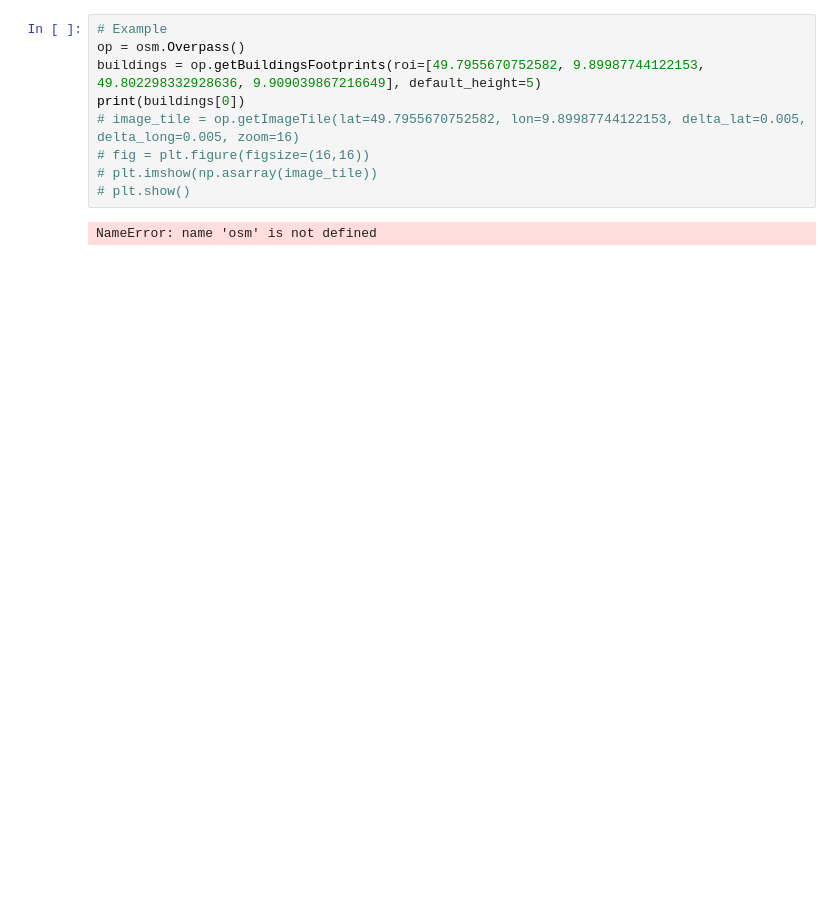
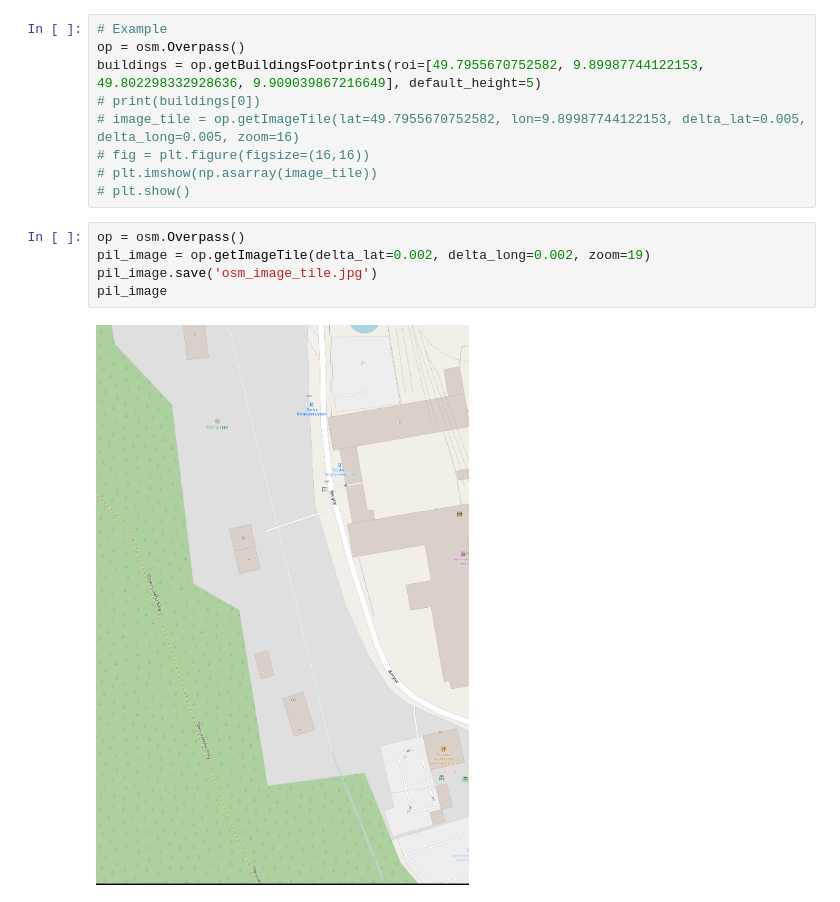
Before and after one commit to dringakn/ROSExamples, a Jupyter notebook: script/osm_playground.ipynb, the cells around one changed output. Drawn from its saved outputs; the diff is of its cells as text; blank space fills up the shorter version.

```diff
--- a/script/osm_playground.ipynb
+++ b/script/osm_playground.ipynb
@@ -8,13 +6,18 @@ Error:
 # Example
 op = osm.Overpass()
 buildings = op.getBuildingsFootprints(roi=[49.7955670752582, 9.89987744122153, 49.802298332928636, 9.909039867216649], default_height=5)
-print(buildings[0])
+# print(buildings[0])
 # image_tile = op.getImageTile(lat=49.7955670752582, lon=9.89987744122153, delta_lat=0.005,  delta_long=0.005, zoom=16)
 # fig = plt.figure(figsize=(16,16))
 # plt.imshow(np.asarray(image_tile))
 # plt.show()
-# %% [output]
-NameError: name 'osm' is not defined
+# %%
+op = osm.Overpass()
+pil_image = op.getImageTile(delta_lat=0.002, delta_long=0.002, zoom=19)
+pil_image.save('osm_image_tile.jpg')
+pil_image
+# %% [output]
+[figure, added]
 # %%
 import osm
 
```
Also changed, not shown: parts of 6 cells of this notebook, 4 other files.
